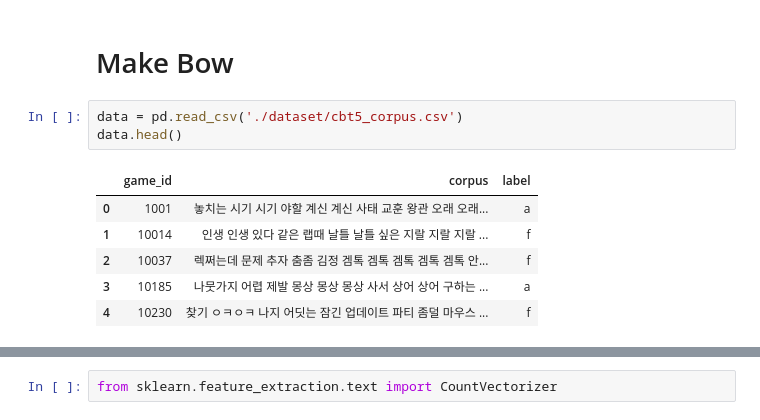
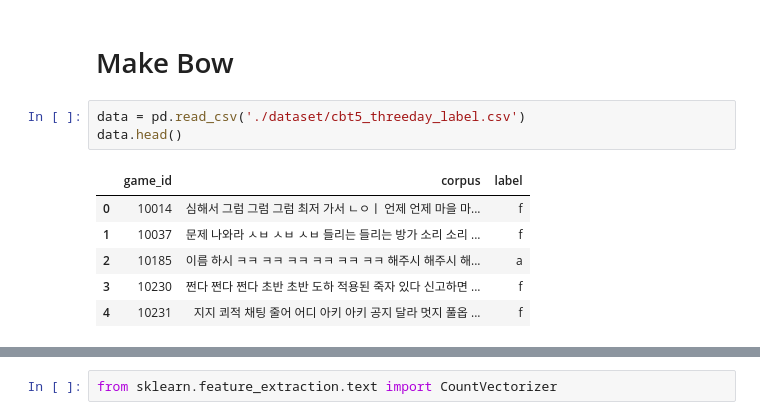
Before and after one commit to JDCha/NLP, a Jupyter notebook: select_feature.ipynb, the cells around one changed output, grey strips where cells are left out. Saved outputs shown, nothing was run; the diff lists cells and outputs as text.

```diff
--- a/select_feature.ipynb
+++ b/select_feature.ipynb
@@ -116,12 +117,12 @@ len(allword)
 # %% [markdown]
 # Make Bow
 # %%
-data = pd.read_csv('./dataset/cbt5_corpus.csv')
+data = pd.read_csv('./dataset/cbt5_threeday_label.csv')
 data.head()
 # %% [output]
 |  | game_id | corpus | label |
-| 0 | 1001 | 놓치는 시기 시기 야할 계신 계신 사태 교훈 왕관 오래 오래... | a |
-| 1 | 10014 | 인생 인생 있다 같은 랩때 날틀 날틀 싶은 지랄 지랄 지랄 ... | f |
-| 2 | 10037 | 렉쩌는데 문제 추자 춤좀 김정 겜톡 겜톡 겜톡 겜톡 겜톡 안... | f |
-| 3 | 10185 | 나뭇가지 어렵 제발 몽상 몽상 몽상 사서 상어 상어 구하는 ... | a |
-| 4 | 10230 | 찾기 ㅇㅋㅇㅋ 나지 어딧는 잠긴 업데이트 파티 좀덜 마우스 ... | f |
+| 0 | 10014 | 심해서 그럼 그럼 그럼 최저 가서 ㄴㅇㅣ 언제 언제 마을 마... | f |
+| 1 | 10037 | 문제 나와라 ㅅㅂ ㅅㅂ ㅅㅂ 들리는 들리는 방가 소리 소리 ... | f |
+| 2 | 10185 | 이름 하시 ㅋㅋ ㅋㅋ ㅋㅋ ㅋㅋ ㅋㅋ ㅋㅋ 해주시 해주시 해... | a |
+| 3 | 10230 | 쩐다 쩐다 쩐다 초반 초반 도하 적용된 죽자 있다 신고하면 ... | f |
+| 4 | 10231 | 지지 쾨적 채팅 줄어 어디 아키 아키 공지 달라 멋지 풀옵 ... | f |
```
Also changed, not shown: parts of 60 cells of this notebook, 2 other files.
